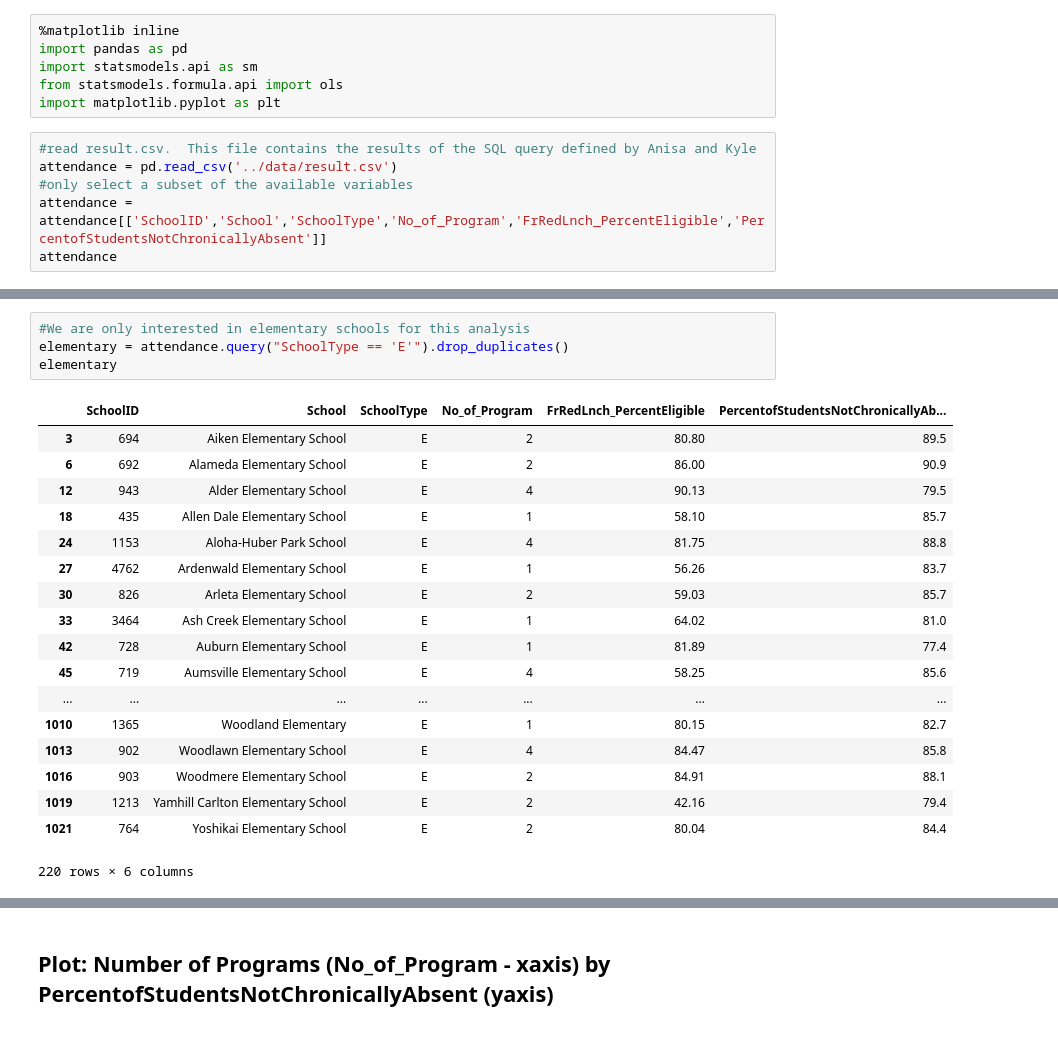
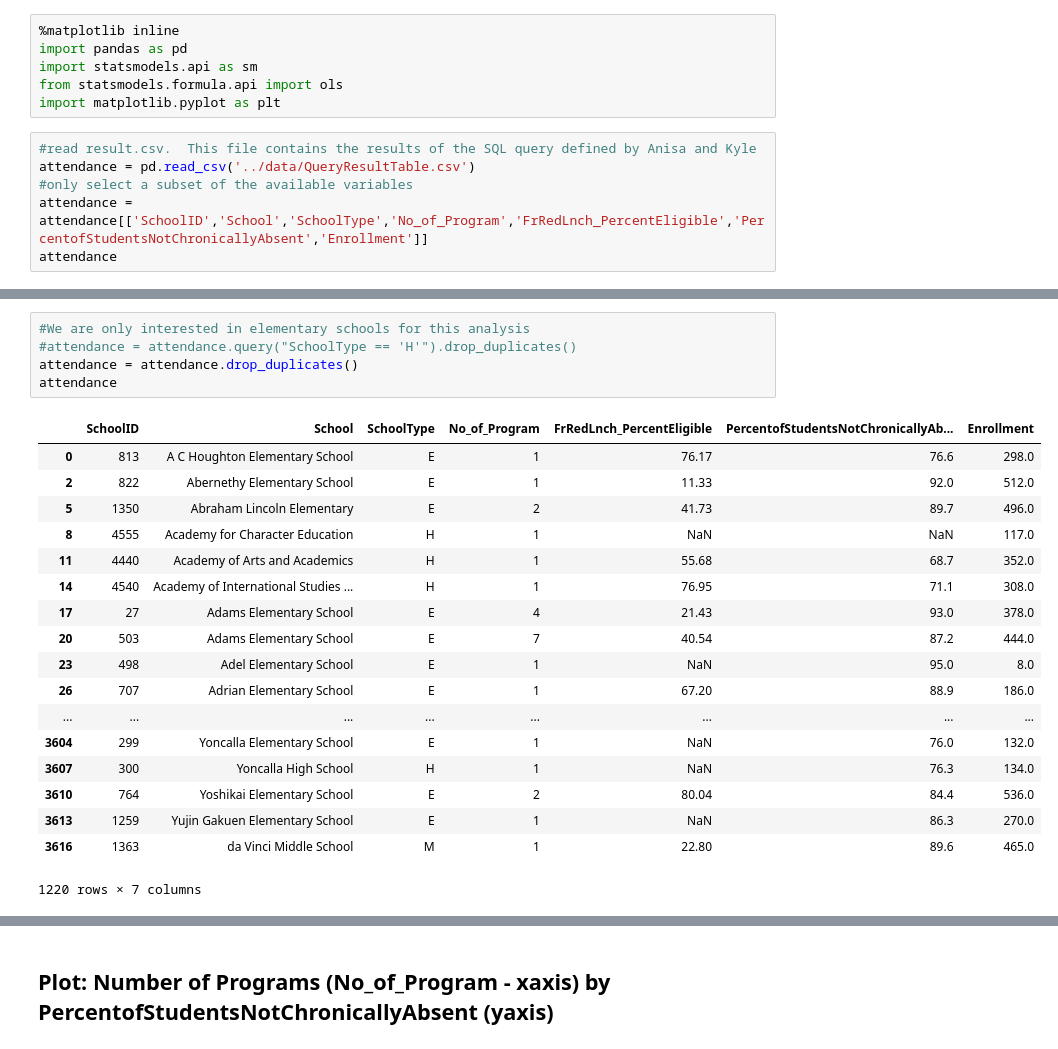
Before and after one commit to philschatz/ed-pathways, a Jupyter notebook: analysis/Attendance_v_programs.ipynb, the cells around one changed output, grey strips where cells are left out. Saved outputs shown, nothing was run; the diff lists cells and outputs as text.

```diff
--- a/analysis/Attendance_v_programs.ipynb
+++ b/analysis/Attendance_v_programs.ipynb
@@ -6,8 +6,8 @@ from statsmodels.formula.api import ols
 import matplotlib.pyplot as plt
 # %%
 #read result.csv.  This file contains the results of the SQL query defined by Anisa and Kyle
-attendance = pd.read_csv('../data/result.csv')
+attendance = pd.read_csv('../data/QueryResultTable.csv')
 #only select a subset of the available variables
-attendance = attendance[['SchoolID','School','SchoolType','No_of_Program','FrRedLnch_PercentEligible','PercentofStudentsNotChronicallyAbsent']]
+attendance = attendance[['SchoolID','School','SchoolType','No_of_Program','FrRedLnch_PercentEligible','PercentofStudentsNotChronicallyAbsent','Enrollment']]
 attendance
 # %% [output]
@@ -32,23 +32,24 @@ attendance
 # %%
 #We are only interested in elementary schools for this analysis
-elementary = attendance.query("SchoolType == 'E'").drop_duplicates()
-elementary
+#attendance = attendance.query("SchoolType == 'H'").drop_duplicates()
+attendance = attendance.drop_duplicates()
+attendance
 # %% [output]
-|  | SchoolID | School | SchoolType | No_of_Program | FrRedLnch_PercentEligible | PercentofStudentsNotChronicallyAb... |
-| 3 | 694 | Aiken Elementary School | E | 2 | 80.80 | 89.5 |
-| 6 | 692 | Alameda Elementary School | E | 2 | 86.00 | 90.9 |
-| 12 | 943 | Alder Elementary School | E | 4 | 90.13 | 79.5 |
-| 18 | 435 | Allen Dale Elementary School | E | 1 | 58.10 | 85.7 |
-| 24 | 1153 | Aloha-Huber Park School | E | 4 | 81.75 | 88.8 |
-| 27 | 4762 | Ardenwald Elementary School | E | 1 | 56.26 | 83.7 |
-| 30 | 826 | Arleta Elementary School | E | 2 | 59.03 | 85.7 |
-| 33 | 3464 | Ash Creek Elementary School | E | 1 | 64.02 | 81.0 |
-| 42 | 728 | Auburn Elementary School | E | 1 | 81.89 | 77.4 |
-| 45 | 719 | Aumsville Elementary School | E | 4 | 58.25 | 85.6 |
-| ... | ... | ... | ... | ... | ... | ... |
-| 1010 | 1365 | Woodland Elementary | E | 1 | 80.15 | 82.7 |
-| 1013 | 902 | Woodlawn Elementary School | E | 4 | 84.47 | 85.8 |
-| 1016 | 903 | Woodmere Elementary School | E | 2 | 84.91 | 88.1 |
-| 1019 | 1213 | Yamhill Carlton Elementary School | E | 2 | 42.16 | 79.4 |
-| 1021 | 764 | Yoshikai Elementary School | E | 2 | 80.04 | 84.4 |
+|  | SchoolID | School | SchoolType | No_of_Program | FrRedLnch_PercentEligible | PercentofStudentsNotChronicallyAb... | Enrollment |
+| 0 | 813 | A C Houghton Elementary School | E | 1 | 76.17 | 76.6 | 298.0 |
+| 2 | 822 | Abernethy Elementary School | E | 1 | 11.33 | 92.0 | 512.0 |
+| 5 | 1350 | Abraham Lincoln Elementary | E | 2 | 41.73 | 89.7 | 496.0 |
+| 8 | 4555 | Academy for Character Education | H | 1 | NaN | NaN | 117.0 |
+| 11 | 4440 | Academy of Arts and Academics | H | 1 | 55.68 | 68.7 | 352.0 |
+| 14 | 4540 | Academy of International Studies ... | H | 1 | 76.95 | 71.1 | 308.0 |
+| 17 | 27 | Adams Elementary School | E | 4 | 21.43 | 93.0 | 378.0 |
+| 20 | 503 | Adams Elementary School | E | 7 | 40.54 | 87.2 | 444.0 |
+| 23 | 498 | Adel Elementary School | E | 1 | NaN | 95.0 | 8.0 |
+| 26 | 707 | Adrian Elementary School | E | 1 | 67.20 | 88.9 | 186.0 |
+| ... | ... | ... | ... | ... | ... | ... | ... |
+| 3604 | 299 | Yoncalla Elementary School | E | 1 | NaN | 76.0 | 132.0 |
+| 3607 | 300 | Yoncalla High School | H | 1 | NaN | 76.3 | 134.0 |
+| 3610 | 764 | Yoshikai Elementary School | E | 2 | 80.04 | 84.4 | 536.0 |
+| 3613 | 1259 | Yujin Gakuen Elementary School | E | 1 | NaN | 86.3 | 270.0 |
+| 3616 | 1363 | da Vinci Middle School | M | 1 | 22.80 | 89.6 | 465.0 |
-220 rows × 6 columns
+1220 rows × 7 columns
```
Also changed, not shown: parts of 17 cells of this notebook.
